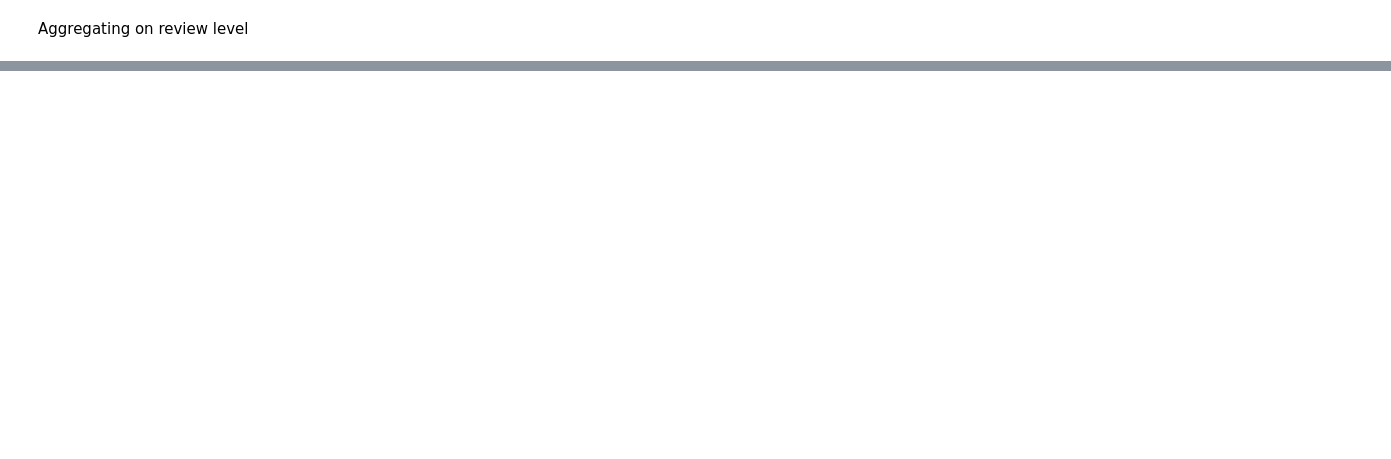
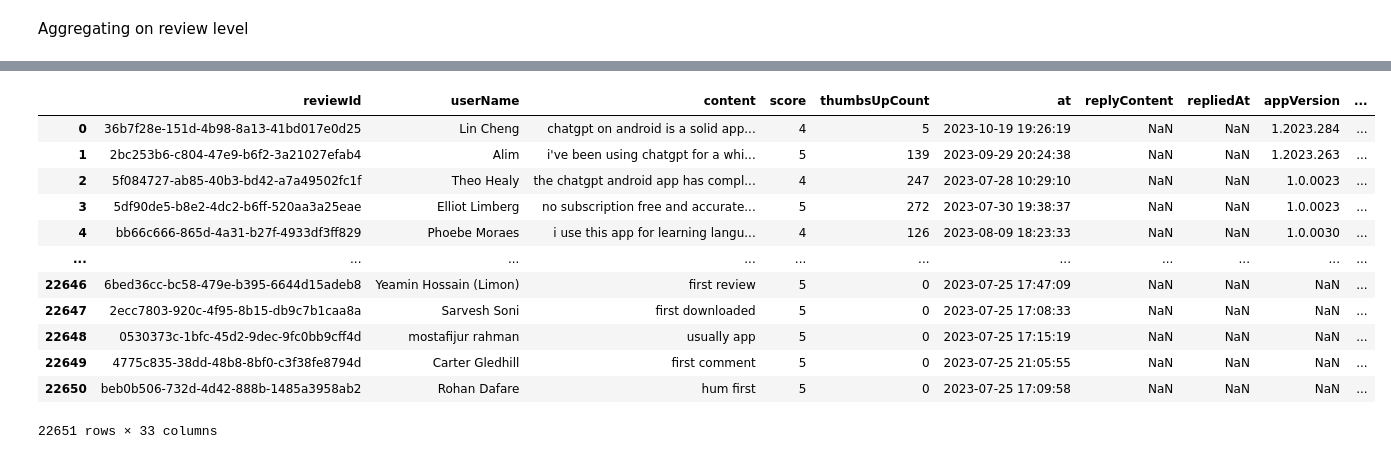
Before and after one commit to dschjanice/capstone_chat-gpt, a Jupyter notebook: notebooks/3_sentiment-zero-shot.ipynb, the cells around one changed output, grey strips where cells are left out. Drawn from its saved outputs; the diff is of its cells as text; code cells hidden in the pictures; blank space fills up the shorter version.

Commit message:
Updates for Sentiment Analysis, XGBoost for validation of it and dashboard notebook.

```diff
--- a/notebooks/3_sentiment-zero-shot.ipynb
+++ b/notebooks/3_sentiment-zero-shot.ipynb
@@ -172,0 +321,5 @@ df_weekday_price = df_sales_details_raw.groupby('sale_date_wd')['price'].agg(['m
+# %%
+# Load df
+df_long_pipe = pd.read_csv(
+    "../data/ChatGPT-play-reviews_long-sentiment.csv"
+)
@@ -172,0 +346,8 @@ df_weekday_price = df_sales_details_raw.groupby('sale_date_wd')['price'].agg(['m
+# %%
+df_long_plus = pd.merge(
+    df.drop(['Unnamed: 0'], axis='columns'),
+    df_long_pipe.rename(columns={"content": "sentence"}).drop(['Unnamed: 0'], axis='columns'),
+    on='reviewId',
+    left_index=False,
+    right_index=False
+)
@@ -172,0 +371,16 @@ df_weekday_price = df_sales_details_raw.groupby('sale_date_wd')['price'].agg(['m
+# %%
+df_long_plus
+# %% [output]
+|  | reviewId | userName | content | score | thumbsUpCount | at | replyContent | repliedAt | appVersion | ... |
+| 0 | 36b7f28e-151d-4b98-8a13-41bd017e0d25 | Lin Cheng | chatgpt on android is a solid app... | 4 | 5 | 2023-10-19 19:26:19 | NaN | NaN | 1.2023.284 | ... |
+| 1 | 2bc253b6-c804-47e9-b6f2-3a21027efab4 | Alim | i've been using chatgpt for a whi... | 5 | 139 | 2023-09-29 20:24:38 | NaN | NaN | 1.2023.263 | ... |
+| 2 | 5f084727-ab85-40b3-bd42-a7a49502fc1f | Theo Healy | the chatgpt android app has compl... | 4 | 247 | 2023-07-28 10:29:10 | NaN | NaN | 1.0.0023 | ... |
+| 3 | 5df90de5-b8e2-4dc2-b6ff-520aa3a25eae | Elliot Limberg | no subscription free and accurate... | 5 | 272 | 2023-07-30 19:38:37 | NaN | NaN | 1.0.0023 | ... |
+| 4 | bb66c666-865d-4a31-b27f-4933df3ff829 | Phoebe Moraes | i use this app for learning langu... | 4 | 126 | 2023-08-09 18:23:33 | NaN | NaN | 1.0.0030 | ... |
+| ... | ... | ... | ... | ... | ... | ... | ... | ... | ... | ... |
+| 22646 | 6bed36cc-bc58-479e-b395-6644d15adeb8 | Yeamin Hossain (Limon) | first review | 5 | 0 | 2023-07-25 17:47:09 | NaN | NaN | NaN | ... |
+| 22647 | 2ecc7803-920c-4f95-8b15-db9c7b1caa8a | Sarvesh Soni | first downloaded | 5 | 0 | 2023-07-25 17:08:33 | NaN | NaN | NaN | ... |
+| 22648 | 0530373c-1bfc-45d2-9dec-9fc0bb9cff4d | mostafijur rahman | usually app | 5 | 0 | 2023-07-25 17:15:19 | NaN | NaN | NaN | ... |
+| 22649 | 4775c835-38dd-48b8-8bf0-c3f38fe8794d | Carter Gledhill | first comment | 5 | 0 | 2023-07-25 21:05:55 | NaN | NaN | NaN | ... |
+| 22650 | beb0b506-732d-4d42-888b-1485a3958ab2 | Rohan Dafare | hum first | 5 | 0 | 2023-07-25 17:09:58 | NaN | NaN | NaN | ... |
+22651 rows × 33 columns
```
Also changed, not shown: parts of 43 cells of this notebook, 6 other files.
